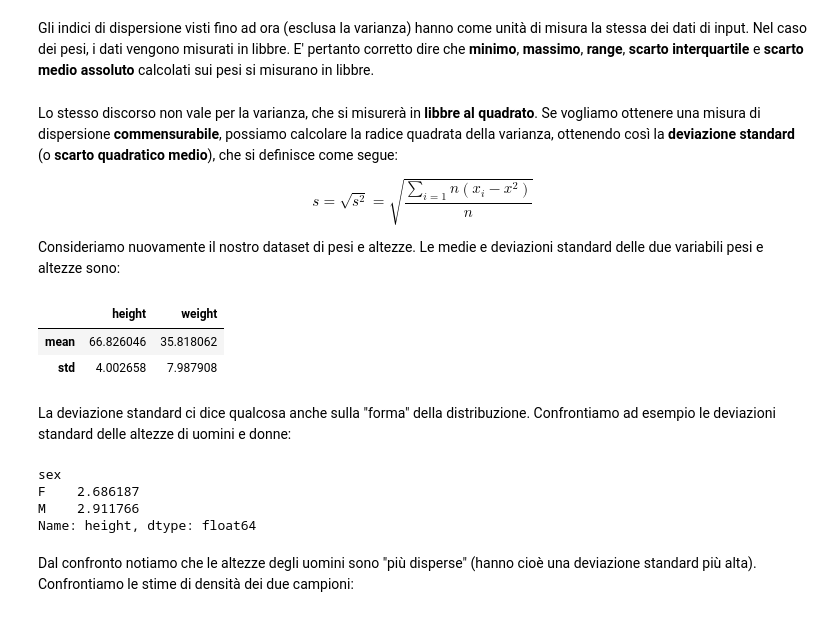
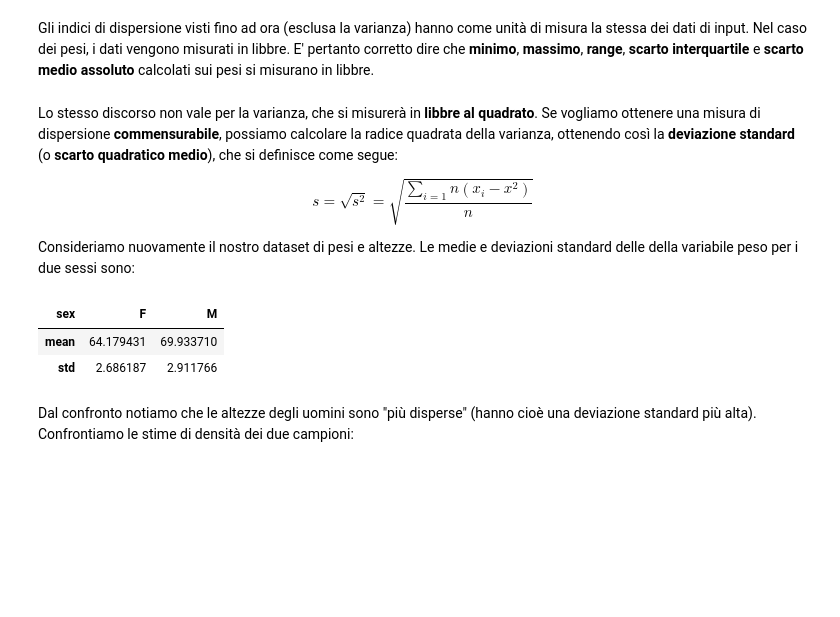
Before and after one commit to antoninofurnari/fadlecturenotes2425, a Jupyter notebook: lecturenotes/lectures/05_misure_di_tendenza_centrale_dispersione_e_forma.ipynb, the cells around one changed output. Drawn from its saved outputs; the diff is of its cells as text; code cells hidden in the pictures; blank space fills up the shorter version.

```diff
--- a/lecturenotes/lectures/05_misure_di_tendenza_centrale_dispersione_e_forma.ipynb
+++ b/lecturenotes/lectures/05_misure_di_tendenza_centrale_dispersione_e_forma.ipynb
@@ -411,27 +411,19 @@ Lo stesso discorso non vale per la varianza, che si misurerà in **libbre al qua
 
 $$s = \sqrt{s^2}=\sqrt{\frac{\sum_{i=1}{n}(x_i-x^2)}{n}}$$
 
-Consideriamo nuovamente il nostro dataset di pesi e altezze. Le medie e deviazioni standard delle due variabili pesi e altezze sono:
+Consideriamo nuovamente il nostro dataset di pesi e altezze. Le medie e deviazioni standard delle della variabile peso per i due sessi sono:
 # %%
+import pandas as pd
 hw=pd.read_csv('http://antoninofurnari.it/downloads/height_weight.csv')
 hw['height'] = (hw['height']/2.54).astype(int)
 hw['weight'] = hw['weight']/2.205
 del hw['BMI']
-desc=hw[['height','weight']].describe()
+desc = hw.groupby('sex')['height'].describe().T
 desc.iloc[[1,2]]
 # %% [output]
-|  | height | weight |
-| mean | 66.826046 | 35.818062 |
-| std | 4.002658 | 7.987908 |
+| sex | F | M |
+| mean | 64.179431 | 69.933710 |
+| std | 2.686187 | 2.911766 |
-# %% [markdown]
-La deviazione standard ci dice qualcosa anche sulla "forma" della distribuzione. Confrontiamo ad esempio le deviazioni standard delle altezze di uomini e donne:
-# %%
-hw.groupby('sex')['height'].std()
-# %% [output]
-sex
-F    2.686187
-M    2.911766
-Name: height, dtype: float64
 # %% [markdown]
 Dal confronto notiamo che le altezze degli uomini sono "più disperse" (hanno cioè una deviazione standard più alta). Confrontiamo le stime di densità dei due campioni:
 # %%
```
